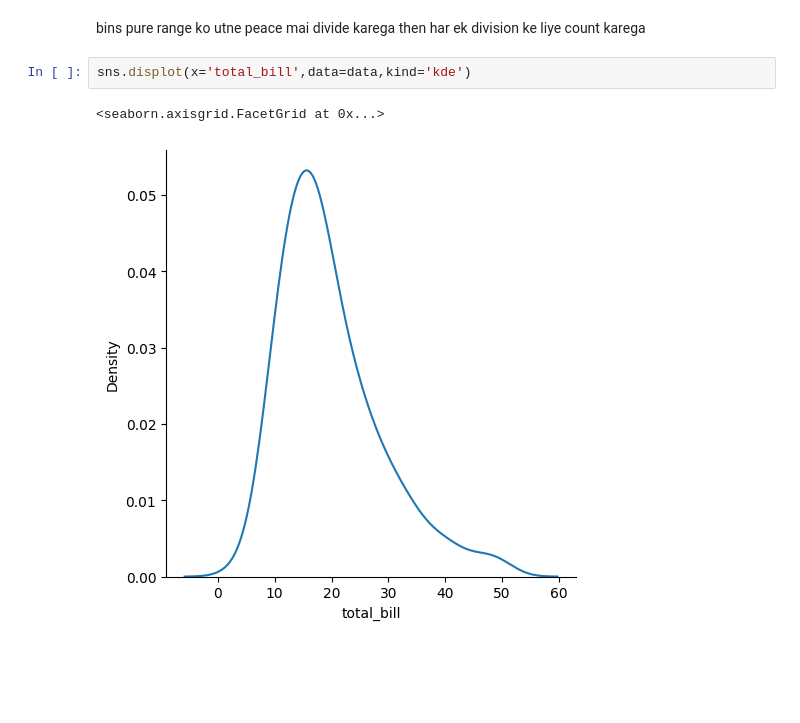
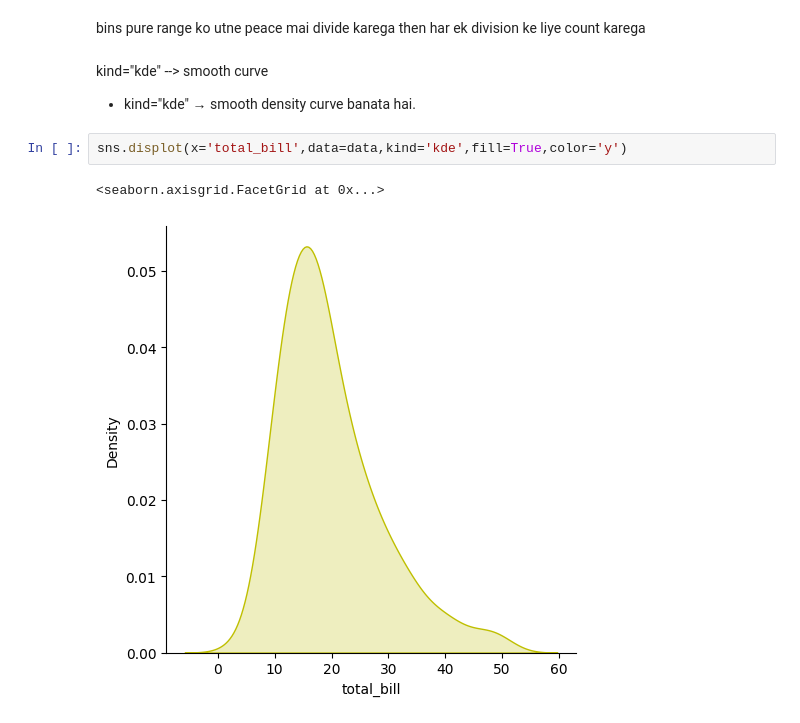
Before and after one commit to MithunKumarRajak/Machine-Learning, a Jupyter notebook: Seaborn/Distribution_Plots.ipynb, the cells around one changed output. Saved outputs shown, nothing was run; the diff lists cells and outputs as text; blank space fills up the shorter version.

```diff
--- a/Seaborn/Distribution_Plots.ipynb
+++ b/Seaborn/Distribution_Plots.ipynb
@@ -48,8 +48,12 @@ plt.show()
 [figure]
 # %% [markdown]
 bins pure range ko utne peace mai divide karega then har ek division ke liye count karega
+# %% [markdown]
+kind="kde" --> smooth curve
+
+- kind="kde" → smooth density curve banata hai.
 # %%
-sns.displot(x='total_bill',data=data,kind='kde')
+sns.displot(x='total_bill',data=data,kind='kde',fill=True,color='y')
 # %% [output]
 <seaborn.axisgrid.FacetGrid at 0x...>
-[figure, old version]
+[figure, new version]
```
Also changed, not shown: parts of 2 cells of this notebook.
